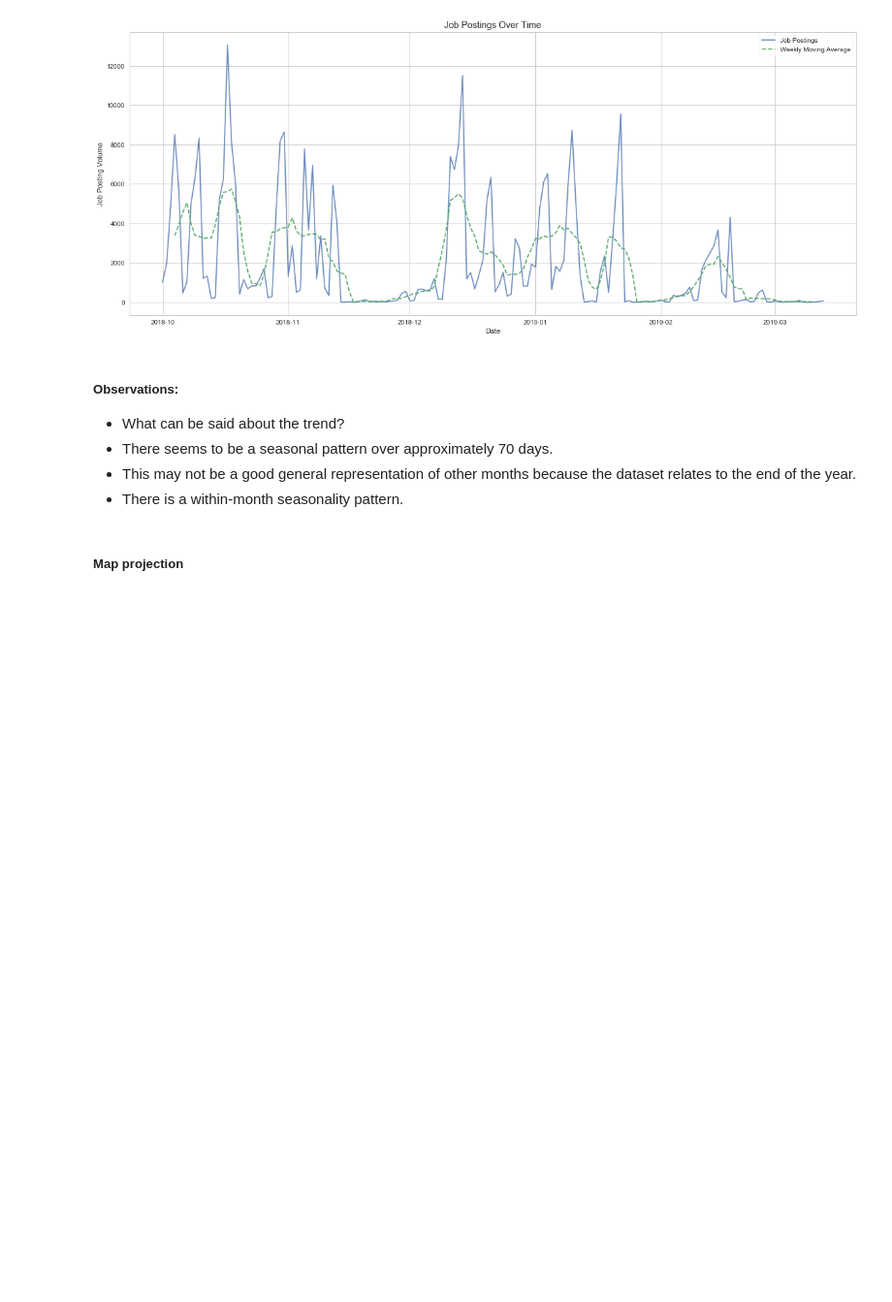
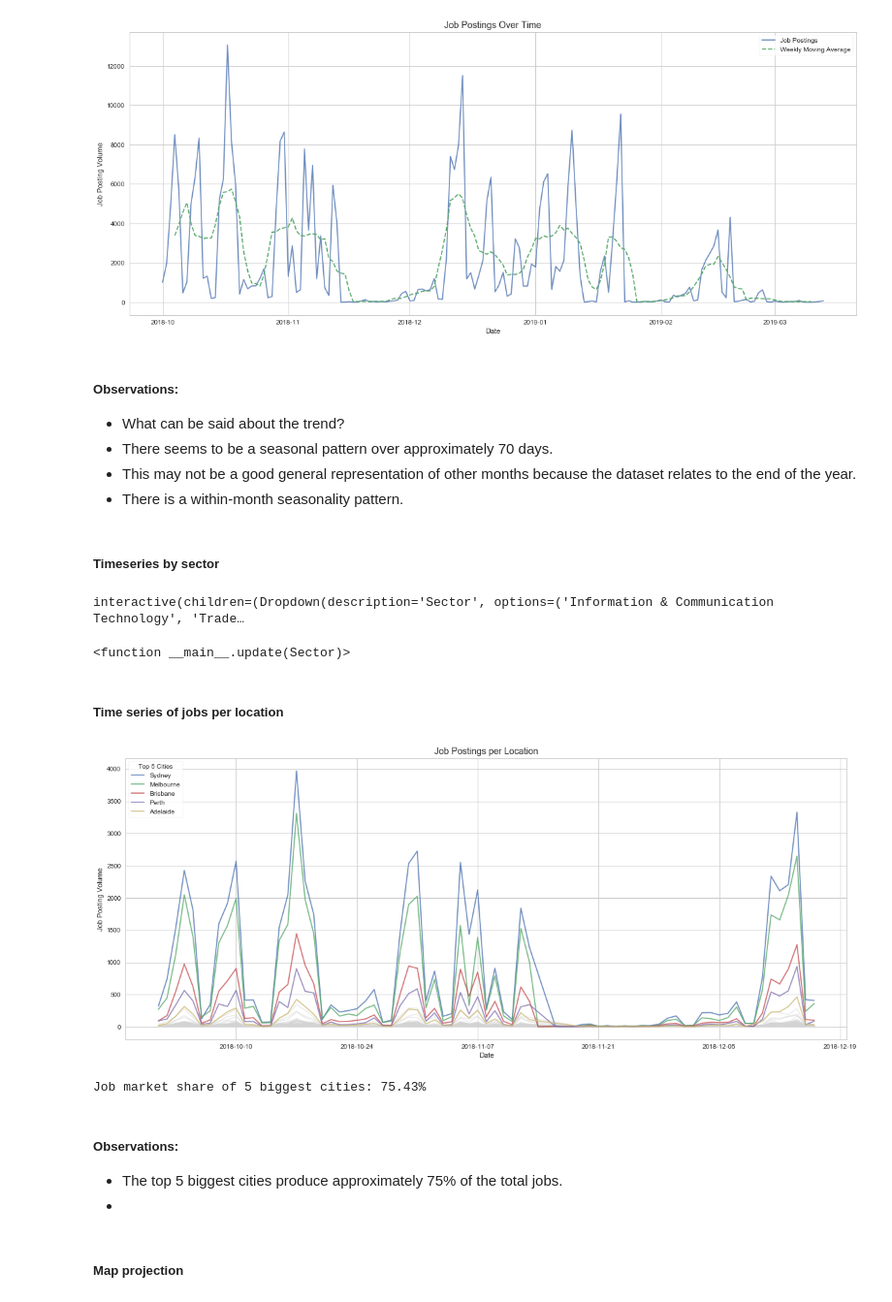
Before and after one commit to longuyen10119/bigDataAssignment, a Jupyter notebook: 3803assignment-Updates.ipynb, the cells around one changed output. Shown at 97% size. Cells and saved outputs as stored; diff of their text form; code cells hidden in the pictures; blank space fills up the shorter version.

Commit message:
Added interactive timeseries

```diff
--- a/3803assignment-Updates.ipynb
+++ b/3803assignment-Updates.ipynb
@@ -251,6 +269,75 @@ plt.show()
 + There seems to be a seasonal pattern over approximately 70 days.
 + This may not be a good general representation of other months because the dataset relates to the end of the year.
 + There is a within-month seasonality pattern.
+# %% [markdown]
+##### Timeseries by sector
+# %%
+# Plot top 5 sectors over time
+def update(Sector):
+    plt.figure(figsize=(20,8))
+
+    df_current = df[df['Classification'] == Sector].groupby(['Date']).count().reset_index().sort_values(by=['Date'])
+    df_current.set_index('Date',inplace=True)
+    df_timeseries = df_current['Title'].rename('Count')
+
+    plt.plot(df_timeseries,alpha=0.8,c=np.random.rand(3,))
+
+    plt.legend([Sector], frameon=True)
+    plt.title('Job Postings for {0} {1}'.format(Sector, 'Sector'),size=14)
+    plt.xlabel('Date')
+    plt.ylabel('Job Posting Volume')
+    plt.show()
+
+interact(update,Sector=class_sorted)
+# %% [output]
+interactive(children=(Dropdown(description='Sector', options=('Information & Communication Technology', 'Trade…
+<function __main__.update(Sector)>
+# %% [markdown]
+##### Time series of jobs per location
+# %%
+plt.figure(figsize=(20,8))
+
+# Get job counts per location
+df_location_cnts = df.groupby('Location').count().reset_index()
+df_location = df_location_cnts.sort_values(by=['Title'],ascending=False)['Location'].tolist()
+
+# Plot top 5 in different colors
+for location in df_location[:5]:
+    df_current = df[df['Location'] == location].groupby(['Date']).count().reset_index().sort_values(by=['Date'])
+    df_current.set_index('Date',inplace=True)
+
+    df_timeseries = df_current['Title'].rename('Count')
+
+    plt.plot(df_timeseries,alpha=0.8,zorder=2)
+
+# Plot the rest in light grey
+for location in df_location[5:]:
+    df_current = df[df['Location'] == location].groupby(['Date']).count().reset_index().sort_values(by=['Date'])
+    df_current.set_index('Date',inplace=True)
+
+    df_timeseries = df_current['Title'].rename('Count')
+
+    plt.plot(df_timeseries,alpha=0.4,c='lightgrey',zorder=1)
+
+plt.legend(df_location[:5], title='Top 5 Cities', frameon=True)
+plt.title('Job Postings per Location',size=14)
+plt.xlabel('Date')
+plt.ylabel('Job Posting Volume')
+plt.show()
+# %% [output]
+[figure, added]
+# %%
+# Percentage of job postings in top 5 cities
+top_5_job_cnt = df_location_cnts[df_location_cnts['Location'].isin(df_location[:5])]['Title'].sum()
+top_5_percentage = top_5_job_cnt/df_location_cnts['Title'].sum()*100
+
+print('Job market share of 5 biggest cities: ',round(top_5_percentage,2),'%',sep='')
+# %% [output]
+Job market share of 5 biggest cities: 75.43%
+# %% [markdown]
+##### Observations:
++ The top 5 biggest cities produce approximately 75% of the total jobs.
++
 # %% [markdown]
 ##### Map projection
 # %%
```
Also changed, not shown: parts of 7 cells of this notebook.
